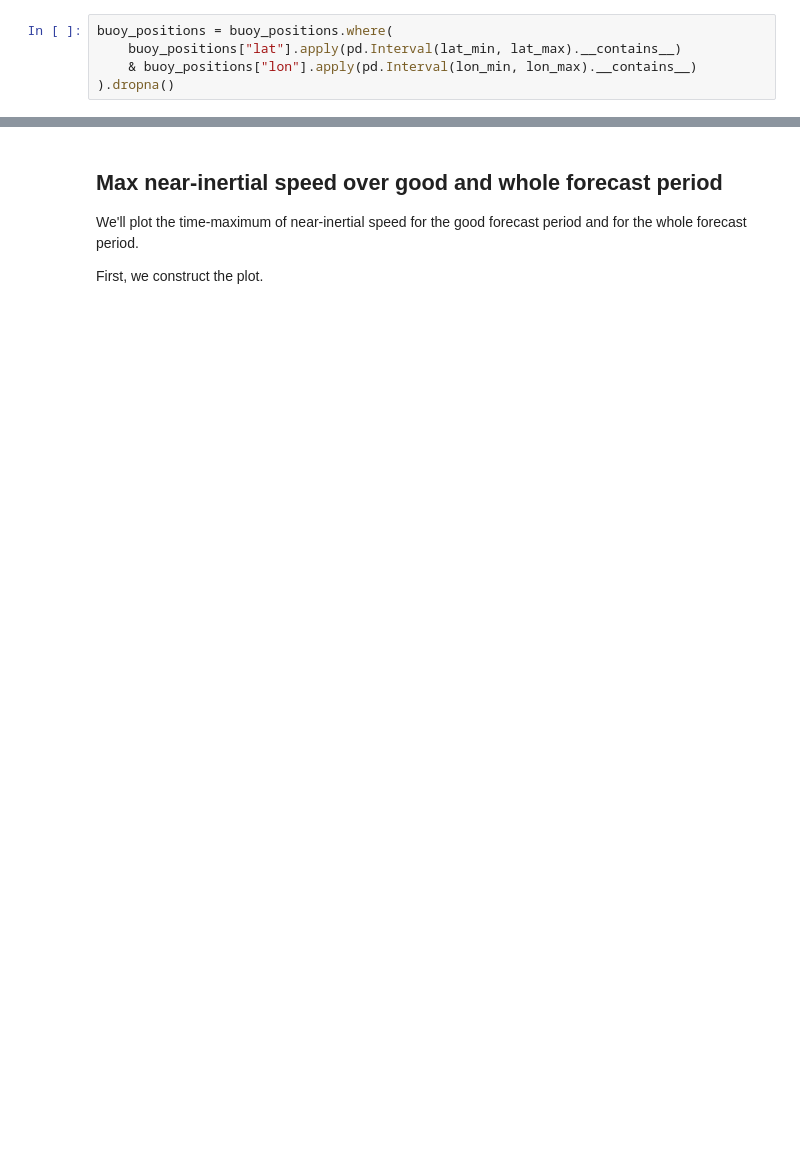
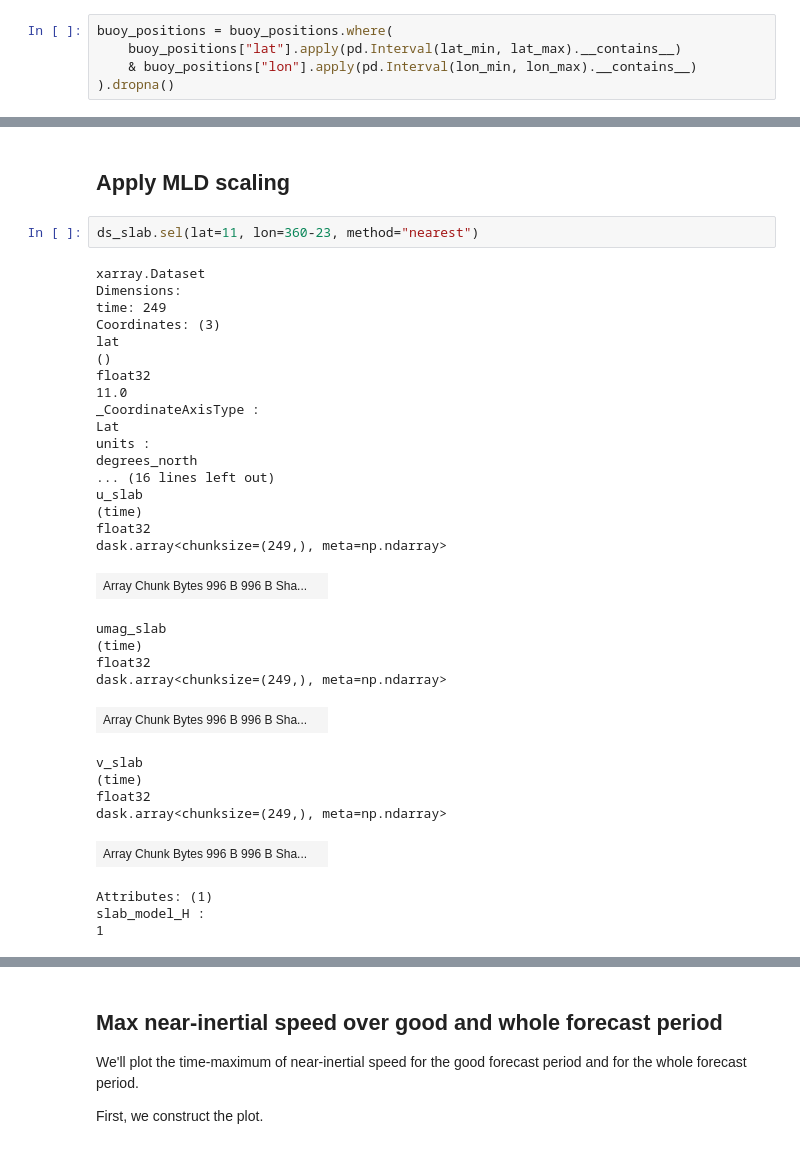
Before and after one commit to willirath/nia-prediction-low-latitutdes, a Jupyter notebook: 030_plot_forecast_data.ipynb, the cells around one changed output, grey strips where cells are left out. Cells and saved outputs as stored; diff of their text form; blank space fills up the shorter version.

```diff
--- a/030_plot_forecast_data.ipynb
+++ b/030_plot_forecast_data.ipynb
@@ -119,0 +202,36 @@ buoy_positions = buoy_positions.where(
+# %% [markdown]
+## Apply MLD scaling
+# %%
+ds_slab.sel(lat=11, lon=360-23, method="nearest")
+# %% [output]
+xarray.Dataset
+Dimensions:
+time: 249
+Coordinates: (3)
+lat
+()
+float32
+11.0
+_CoordinateAxisType :
+Lat
+units :
+degrees_north
+... (16 lines left out)
+u_slab
+(time)
+float32
+dask.array<chunksize=(249,), meta=np.ndarray>
+| Array Chunk Bytes 996 B 996 B Sha... |  |
+umag_slab
+(time)
+float32
+dask.array<chunksize=(249,), meta=np.ndarray>
+| Array Chunk Bytes 996 B 996 B Sha... |  |
+v_slab
+(time)
+float32
+dask.array<chunksize=(249,), meta=np.ndarray>
+| Array Chunk Bytes 996 B 996 B Sha... |  |
+Attributes: (1)
+slab_model_H :
+1
```
Also changed, not shown: parts of 17 cells of this notebook, 1 other file.
